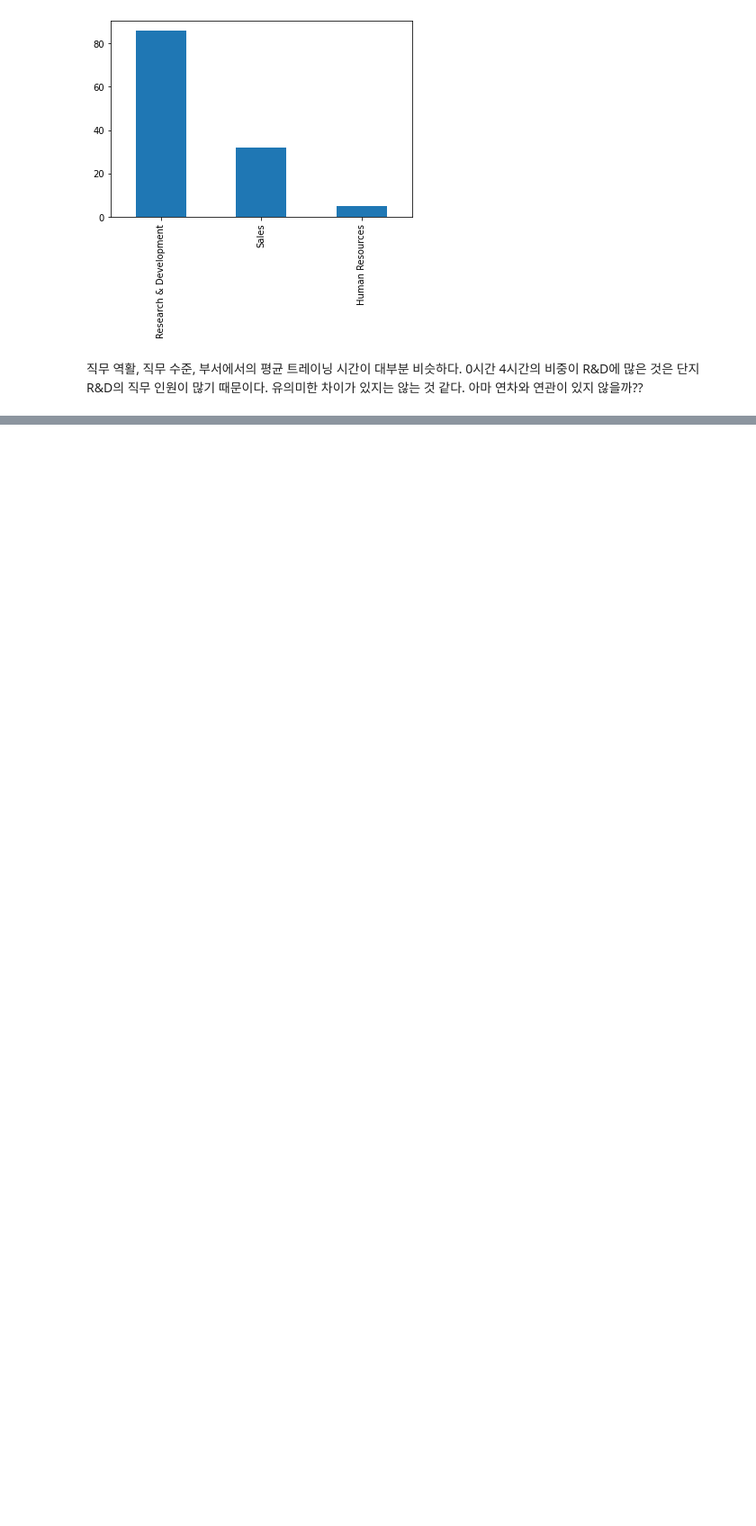
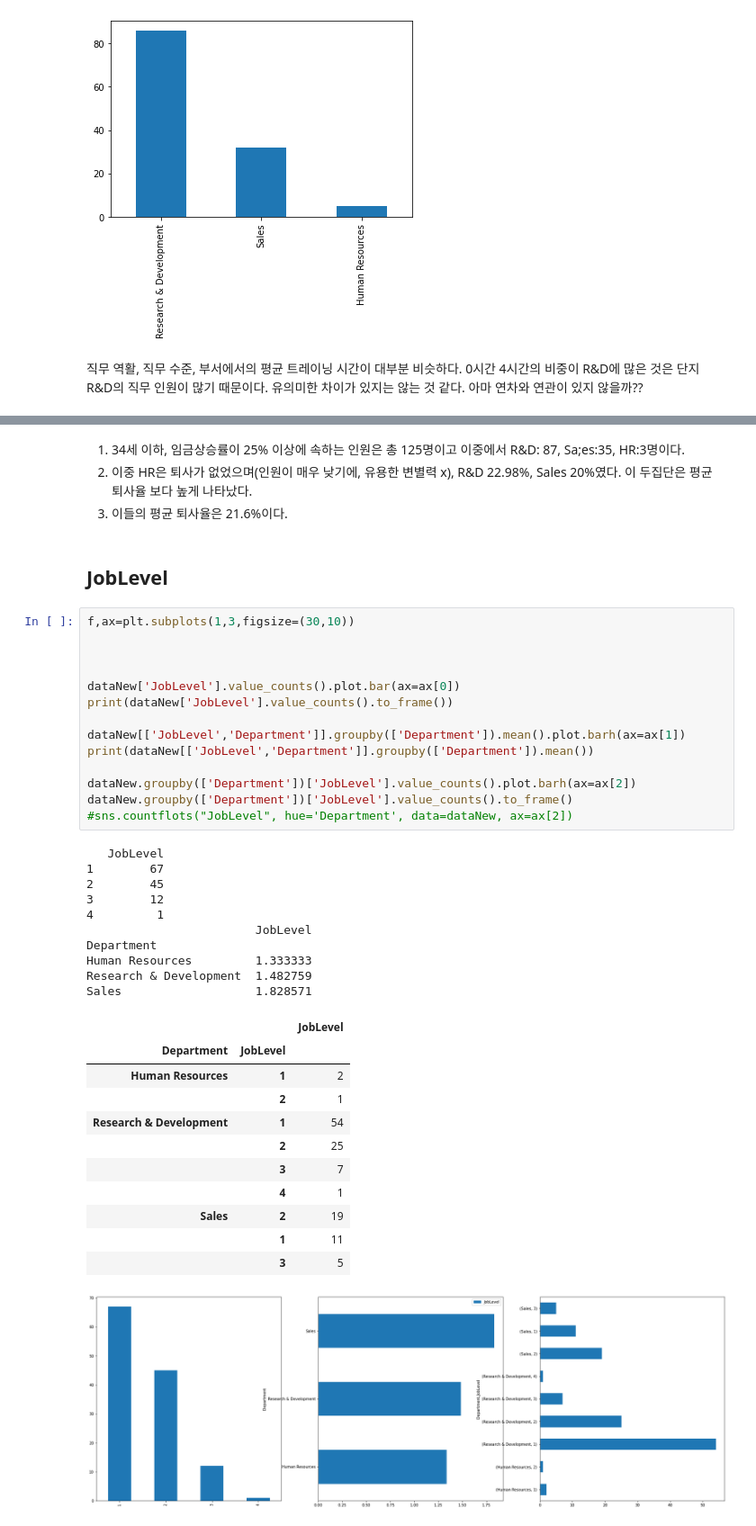
Before and after one commit to Insight-Sogang-Univ/2022_insightcon_1st_group6, a Jupyter notebook: Insightcon1_Guide(준석).ipynb, the cells around one changed output, grey strips where cells are left out. Shown at 90% size. Saved outputs shown, nothing was run; the diff lists cells and outputs as text; blank space fills up the shorter version.

```diff
--- a/Insightcon1_Guide(준석).ipynb
+++ b/Insightcon1_Guide(준석).ipynb
@@ -582,0 +665,43 @@ plt.show()
+# %% [markdown]
+1. 34세 이하, 임금상승률이 25% 이상에 속하는 인원은 총 125명이고 이중에서 R&D: 87, Sa;es:35, HR:3명이다.
+2. 이중 HR은 퇴사가 없었으며(인원이 매우 낮기에, 유용한 변별력 x), R&D 22.98%, Sales 20%였다. 이 두집단은 평균 퇴사율 보다 높게 나타났다.
+3. 이들의 평균 퇴사율은 21.6%이다.
+# %% [markdown]
+##  JobLevel
+# %%
+f,ax=plt.subplots(1,3,figsize=(30,10))
+
+
+
+dataNew['JobLevel'].value_counts().plot.bar(ax=ax[0])
+print(dataNew['JobLevel'].value_counts().to_frame())
+
+dataNew[['JobLevel','Department']].groupby(['Department']).mean().plot.barh(ax=ax[1])
+print(dataNew[['JobLevel','Department']].groupby(['Department']).mean())
+
+dataNew.groupby(['Department'])['JobLevel'].value_counts().plot.barh(ax=ax[2])
+dataNew.groupby(['Department'])['JobLevel'].value_counts().to_frame()
+#sns.countflots("JobLevel", hue='Department', data=dataNew, ax=ax[2])
+# %% [output]
+   JobLevel
+1        67
+2        45
+3        12
+4         1
+                        JobLevel
+Department
+Human Resources         1.333333
+Research & Development  1.482759
+Sales                   1.828571
+|  |  | JobLevel |
+| Department | JobLevel |  |
+| Human Resources | 1 | 2 |
+|  | 2 | 1 |
+| Research & Development | 1 | 54 |
+|  | 2 | 25 |
+|  | 3 | 7 |
+|  | 4 | 1 |
+| Sales | 2 | 19 |
+|  | 1 | 11 |
+|  | 3 | 5 |
+[figure, added]
```
Also changed, not shown: parts of 39 cells of this notebook, 1 other file.
